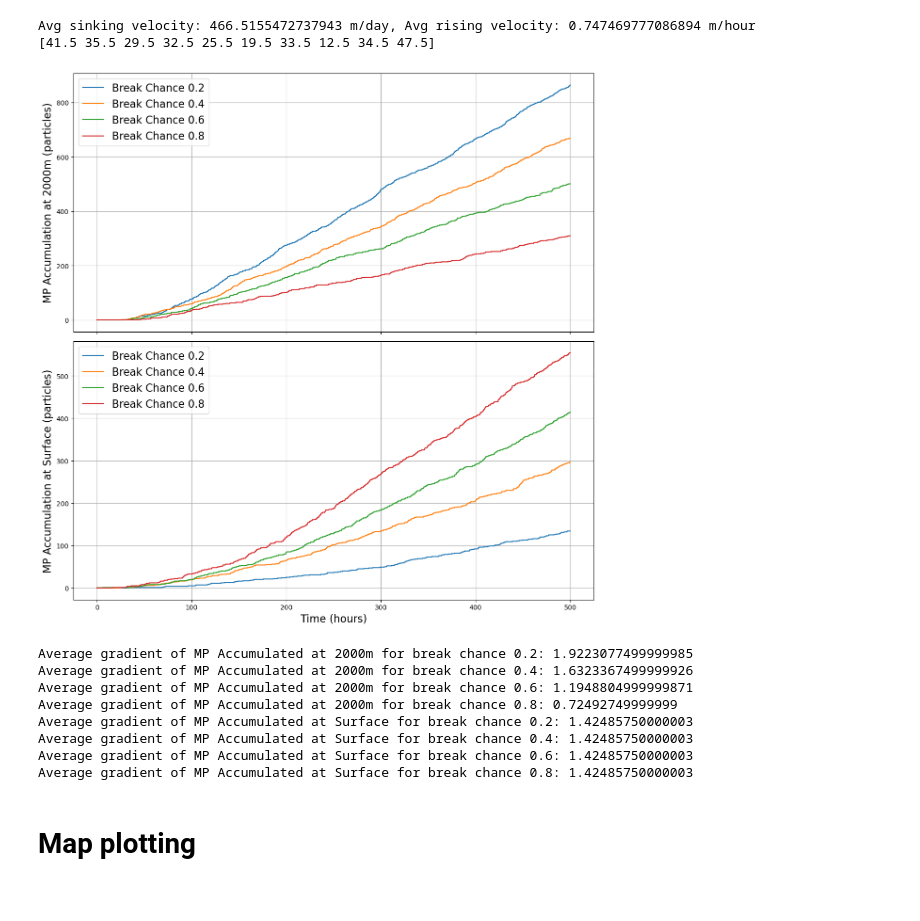
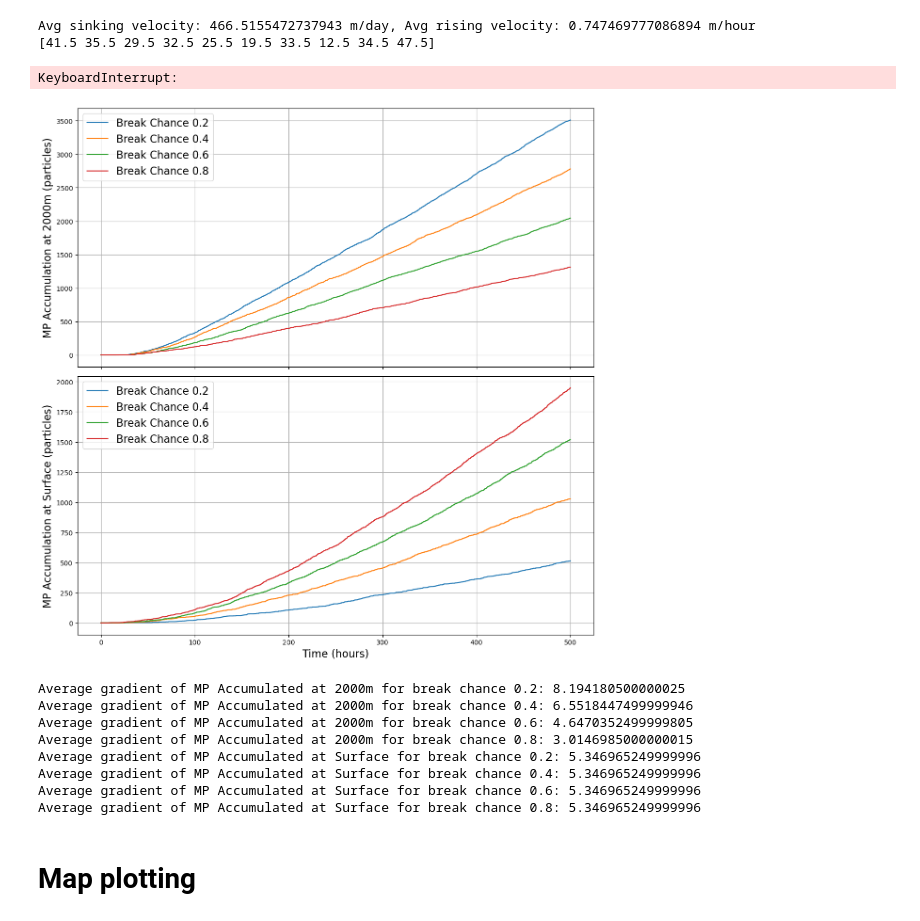
Before and after one commit to bethcandish/Antarctic_Krill, a Jupyter notebook: model_plots.ipynb, the cells around one changed output. Saved outputs shown, nothing was run; the diff lists cells and outputs as text; code cells hidden in the pictures.

Commit message:
breakchance

```diff
--- a/model_plots.ipynb
+++ b/model_plots.ipynb
@@ -220,7 +220,7 @@ rho_data_path = 'rho_data.csv'
 rho_data = pd.read_csv(rho_data_path)
 
 # Get krill lengths
-krill_lengths = assign_krill_length(5)
+krill_lengths = assign_krill_length(20)
 
 #calculate proportion of krill_length > 10
 
@@ -373,15 +373,7 @@ print(f"Average gradient of MP Accumulated at Surface between 300 and 500 hours:
 
 print(krill_lengths)
 # %% [output]
-[figure, removed]
-Average gradient of MP Accumulated at 2000m for break chance 0.2: 1.9223077499999985
-Average gradient of MP Accumulated at 2000m for break chance 0.4: 1.6323367499999926
-Average gradient of MP Accumulated at 2000m for break chance 0.6: 1.1948804999999871
-Average gradient of MP Accumulated at 2000m for break chance 0.8: 0.72492749999999
-Average gradient of MP Accumulated at Surface for break chance 0.2: 1.42485750000003
-Average gradient of MP Accumulated at Surface for break chance 0.4: 1.42485750000003
-Average gradient of MP Accumulated at Surface for break chance 0.6: 1.42485750000003
-Average gradient of MP Accumulated at Surface for break chance 0.8: 1.42485750000003
+KeyboardInterrupt:
 # %%
 ##this is for different breaking chances
 
@@ -411,7 +403,7 @@ rho_data_path = 'rho_data.csv'
 rho_data = pd.read_csv(rho_data_path)
 
 # Get krill lengths
-krill_lengths = assign_krill_length(5)
+krill_lengths = assign_krill_length(20)
 
 # Calculate proportion of krill_length > 10
 num_krill_above_10 = np.count_nonzero(krill_lengths > 10)
@@ -546,33 +538,43 @@ for break_chance in break_chances_list:
                     counted_indices.add(index)
                 break
             depth -= wr * (time[1] - time[0])
 
     mp_rising_accumulation = np.cumsum(mp_rising_accumulation)
     axes[1].plot(time, mp_rising_accumulation, label=f"Break Chance {break_chance}")
 
 axes[1].set_xlabel("Time (hours)", fontsize=16)
 axes[1].set_ylabel("MP Accumulation at Surface (particles)", fontsize=16)
 axes[1].grid()
 axes[1].legend(fontsize=16)
 
 plt.tight_layout()
 plt.show()
 
 # Approximate the gradient between 300 and 500 hours
 time_range = (time >= 300) & (time <= 500)
 time_selected = time[time_range]
 
 # Gradient for MP Accumulated at 2000m
 for break_chance in break_chances_list:
     mp_accumulation_gradient_2000m = np.gradient(mp_accumulation_at_2000m_dict[break_chance][time_range], time_selected)
     average_gradient_2000m = np.mean(mp_accumulation_gradient_2000m)
     print(f"Average gradient of MP Accumulated at 2000m for break chance {break_chance}: {average_gradient_2000m}")
 
 # Gradient for MP Accumulated at Surface
 for break_chance in break_chances_list:
     mp_rising_gradient_surface = np.gradient(mp_rising_accumulation[time_range], time_selected)
     average_gradient_surface = np.mean(mp_rising_gradient_surface)
     print(f"Average gradient of MP Accumulated at Surface for break chance {break_chance}: {average_gradient_surface}")
+# %% [output]
+[figure, added]
+Average gradient of MP Accumulated at 2000m for break chance 0.2: 8.194180500000025
+Average gradient of MP Accumulated at 2000m for break chance 0.4: 6.5518447499999946
+Average gradient of MP Accumulated at 2000m for break chance 0.6: 4.6470352499999805
+Average gradient of MP Accumulated at 2000m for break chance 0.8: 3.0146985000000015
+Average gradient of MP Accumulated at Surface for break chance 0.2: 5.346965249999996
+Average gradient of MP Accumulated at Surface for break chance 0.4: 5.346965249999996
+Average gradient of MP Accumulated at Surface for break chance 0.6: 5.346965249999996
+Average gradient of MP Accumulated at Surface for break chance 0.8: 5.346965249999996
 # %% [markdown]
 # Map plotting
 # %%
```
Also changed, not shown: 1 other file.
